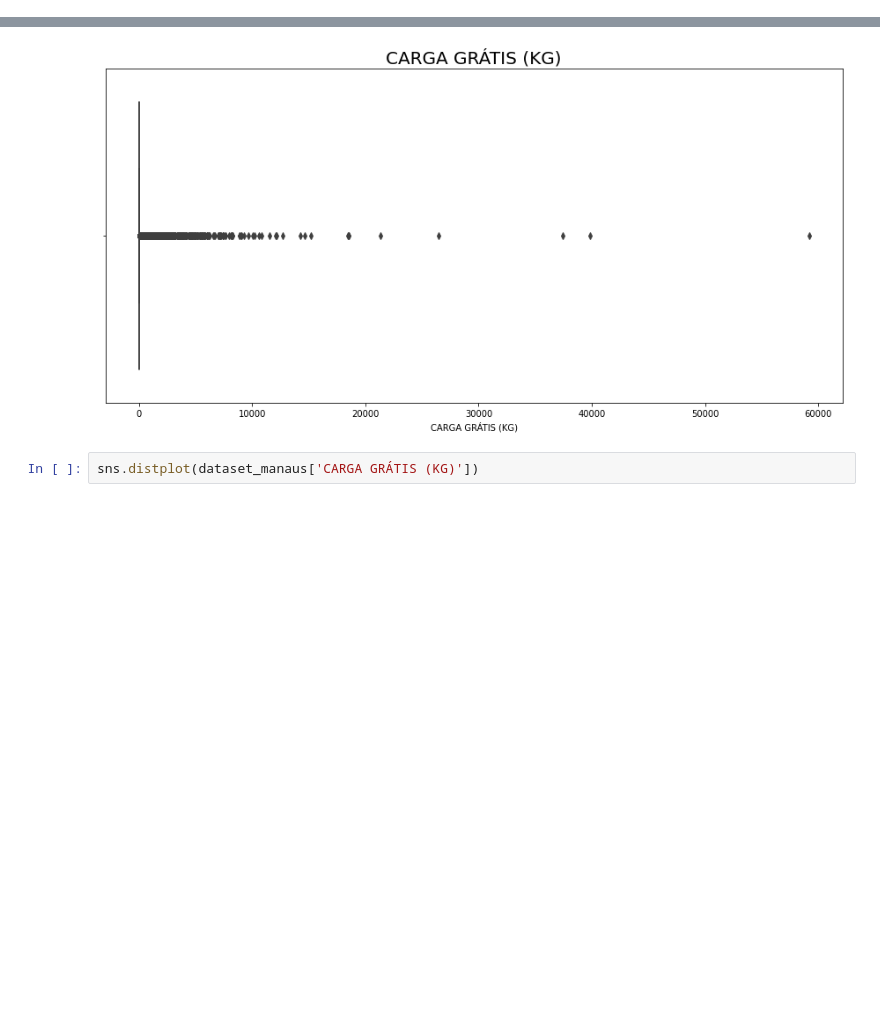
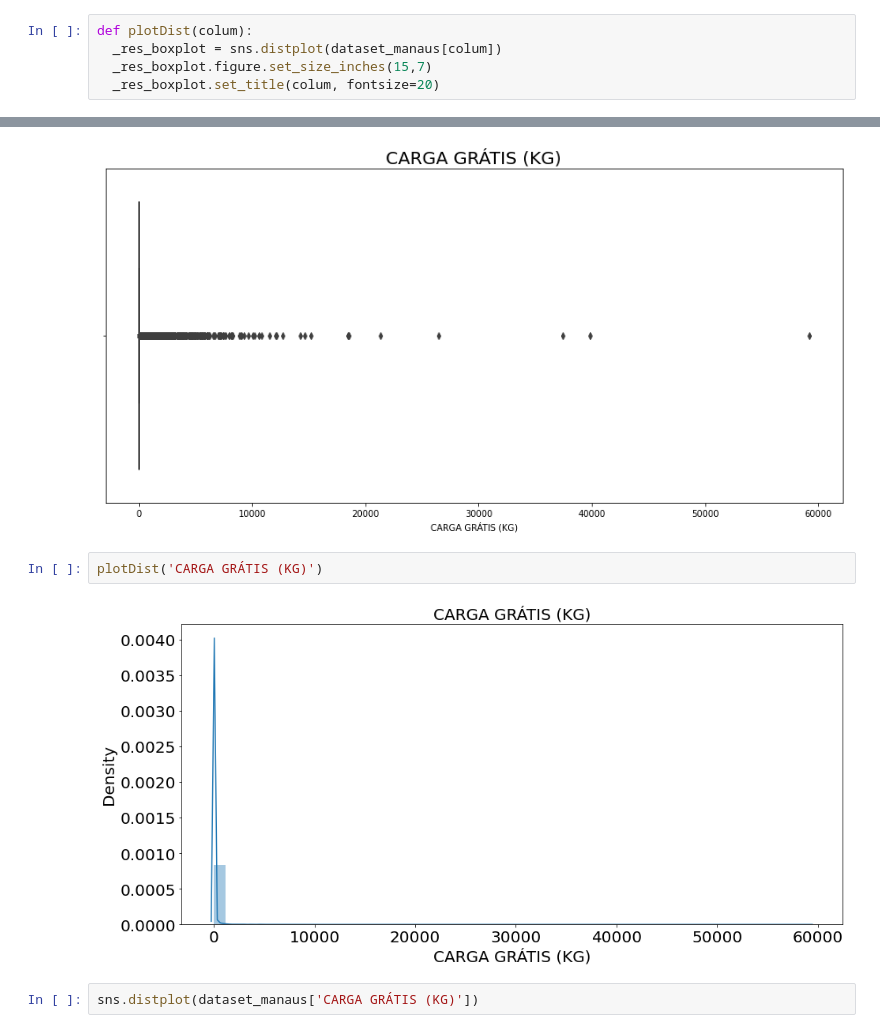
Before and after one commit to MaisaVidal/trabalho_estatistica, a Jupyter notebook: pcorrea-esilva.ipynb, the cells around one changed output, grey strips where cells are left out. Drawn from its saved outputs; the diff is of its cells as text; blank space fills up the shorter version.

Commit message:
Create Function to distplot

```diff
--- a/pcorrea-esilva.ipynb
+++ b/pcorrea-esilva.ipynb
@@ -173,6 +173,11 @@ def plotBox(colum):
   _res_boxplot = sns.boxplot(dataset_manaus[colum])
   _res_boxplot.figure.set_size_inches(15,7)
   _res_boxplot.set_title(colum, fontsize=20)
+# %%
+def plotDist(colum):
+  _res_boxplot = sns.distplot(dataset_manaus[colum])
+  _res_boxplot.figure.set_size_inches(15,7)
+  _res_boxplot.set_title(colum, fontsize=20)
 # %%
 for _i in dataset_manaus:
   print(_i)
@@ -227,6 +232,10 @@ DescribeResult(nobs=29787, minmax=(0.0, 59188.0), mean=64.48947527444858, varian
 plotBox('CARGA GRÁTIS (KG)')
 # %% [output]
 [figure]
+# %%
+plotDist('CARGA GRÁTIS (KG)')
+# %% [output]
+[figure, added]
 # %%
 sns.distplot(dataset_manaus['CARGA GRÁTIS (KG)'])
 # %% [output]
```
